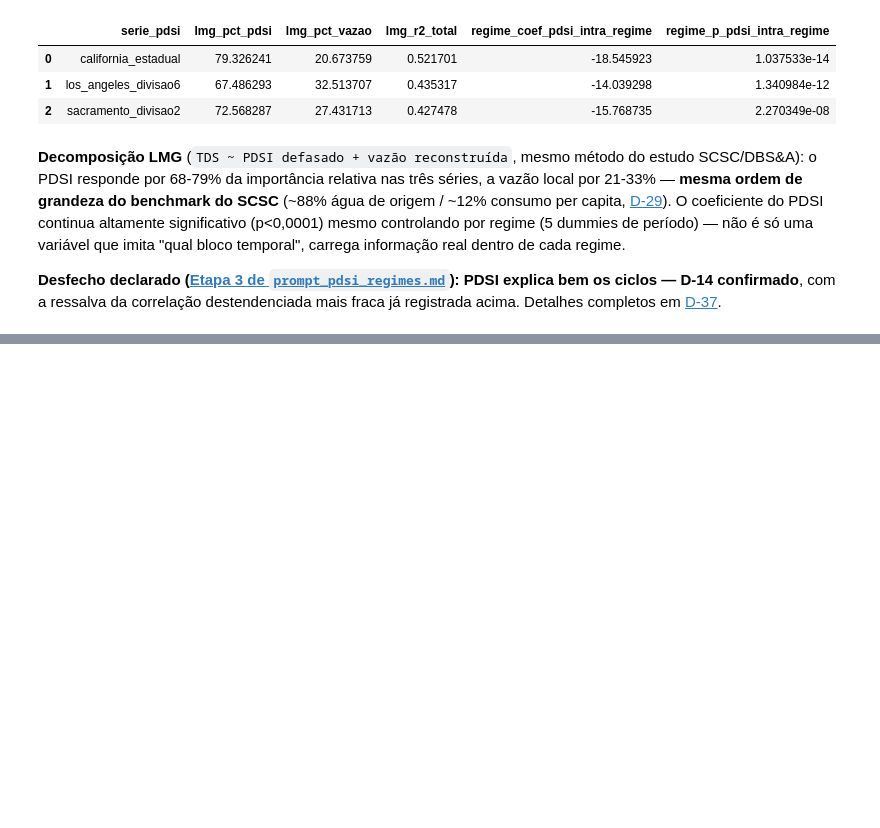
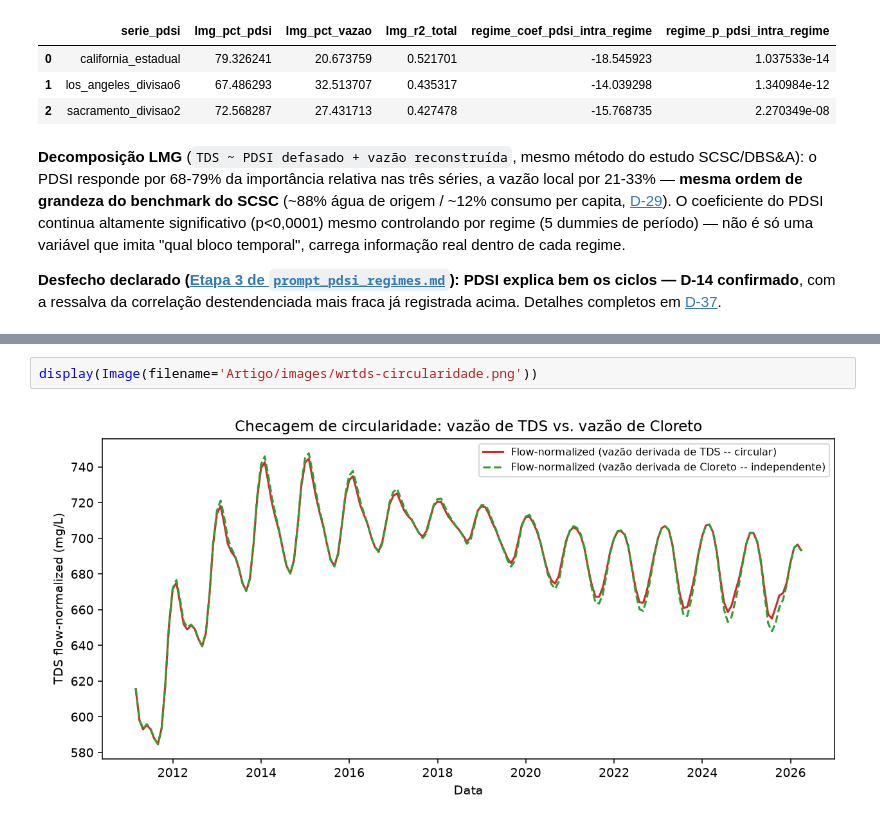
Before and after one commit to igorfnogueira/projeto-aplicado, a Jupyter notebook: notebook.ipynb, the cells around one changed output, grey strips where cells are left out. Drawn from its saved outputs; the diff is of its cells as text; blank space fills up the shorter version.

```diff
--- a/notebook.ipynb
+++ b/notebook.ipynb
@@ -695,0 +730,4 @@ pdsi_res[['serie_pdsi', 'lmg_pct_pdsi', 'lmg_pct_vazao', 'lmg_r2_total',
+# %%
+display(Image(filename='Artigo/images/wrtds-circularidade.png'))
+# %% [output]
+[figure, added]
```
Also changed, not shown: parts of 15 cells of this notebook, 24 other files.
